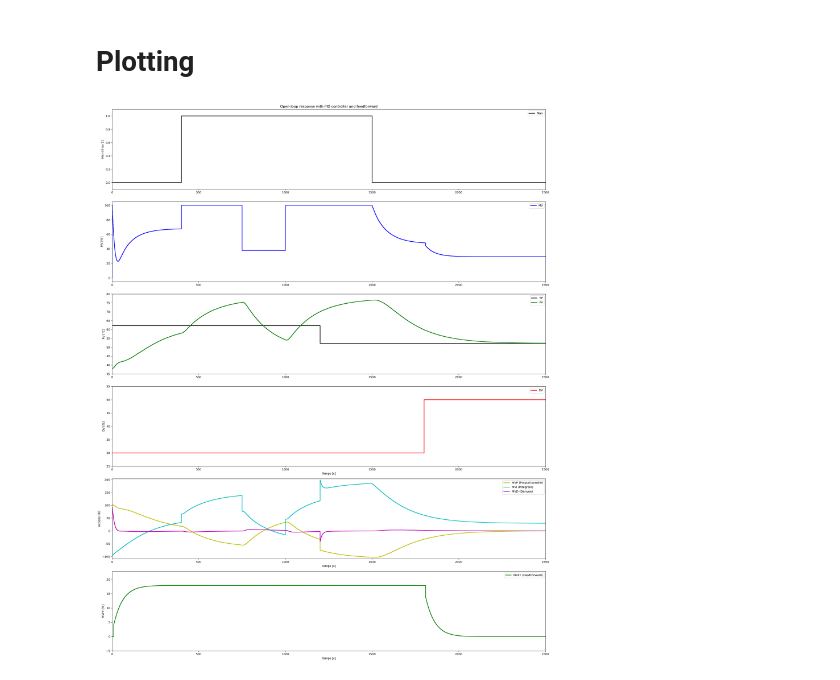
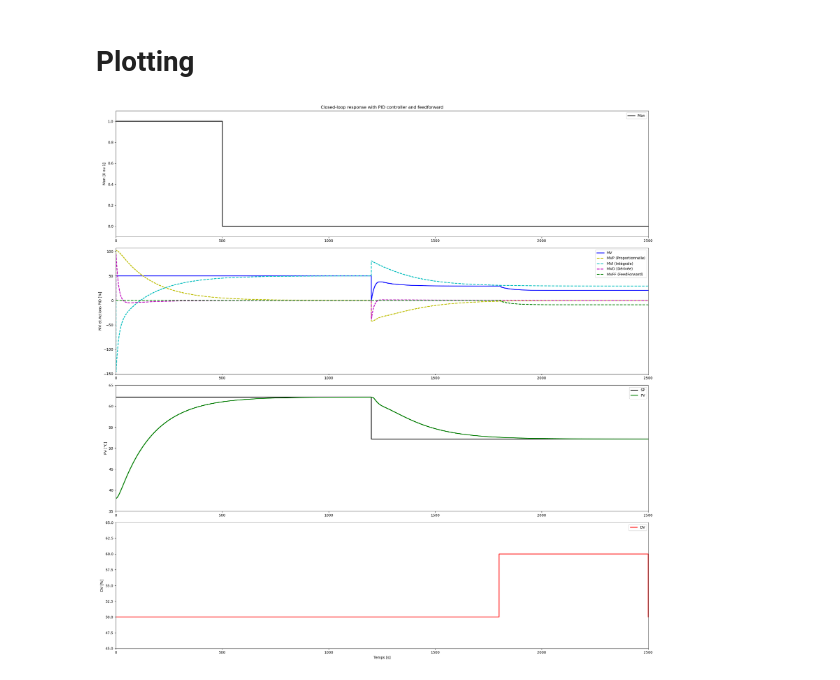
Before and after one commit to BNoteris/Labo_Control_Theory, a Jupyter notebook: Simulation_CLP_PID_FF.ipynb, the cells around one changed output. Saved outputs shown, nothing was run; the diff lists cells and outputs as text; code cells hidden in the pictures.

Commit message:
Add files via upload
màj graphes

```diff
--- a/Simulation_CLP_PID_FF.ipynb
+++ b/Simulation_CLP_PID_FF.ipynb
@@ -60,7 +60,7 @@ MVMax = 100
 # %% [markdown]
 # Input signals
 # %%
-settings = 'ManFF'
+settings = 'FF'
 
 
 if settings == 'Man':
@@ -166,52 +166,44 @@ for i in range(0,N):
 
 ManInt = [int(x) for x in Man]
 
-fig, axs = plt.subplots(6, 1, figsize=(22, 27))
+fig, axs = plt.subplots(4, 1, figsize=(22, 22))
 
+# Graphique pour Man
 axs[0].step(t, ManInt, 'k-', linewidth=2, label='Man', where='post')
 axs[0].set_ylabel('Man [0 ou 1]')
 axs[0].set_title(Title_loop + ' response with PID controller and ' + Title_FF)
 axs[0].legend(loc='best')
 axs[0].set_xlim(0, t[-1] + 1)
 axs[0].set_ylim(-0.1, 1.1)
 
+# Graphique pour MV, MVP, MVI, MVD, et MVFF sur le même axe
 axs[1].step(t, MV, 'b-', linewidth=2, label='MV', where='post')
-axs[1].set_ylabel('MV [%]')
+axs[1].step(t, MVP, 'y--', linewidth=2, label='MVP (Proportionnelle)', where='post')
+axs[1].step(t, MVI, 'c--', linewidth=2, label='MVI (Intégrale)', where='post')
+axs[1].step(t, MVD, 'm--', linewidth=2, label='MVD (Dérivée)', where='post')
+axs[1].step(t, MVFF, 'g--', linewidth=2, label='MVFF (FeedForward)', where='post')
+axs[1].set_ylabel('MV et Actions PID [%]')
 axs[1].legend(loc='best')
 axs[1].set_xlim(0, t[-1] + 1)
-axs[1].set_ylim(myRound(np.min(MV), 5) - 5, myRound(np.max(MV), 5) + 5)
+axs[1].set_ylim(min(min(MV), min(MVP), min(MVI), min(MVD), min(MVFF)) - 5, max(max(MV), max(MVP), max(MVI), max(MVD), max(MVFF)) + 5)
 
+# Graphique pour SP et PV
 axs[2].step(t, SP, 'k-', linewidth=2, label='SP', where='post')
 axs[2].step(t, PV, 'g-', linewidth=2, label='PV', where='post')
 axs[2].set_ylabel('PV [°C]')
 axs[2].legend(loc='best')
 axs[2].set_xlim(0, t[-1] + 1)
 axs[2].set_ylim(myRound(np.min((np.min(PV), np.min(SP))), 5) - 5, myRound(np.max((np.max(PV), np.max(SP))), 5) + 5)
 
+# Graphique pour DV
 axs[3].step(t, DV, 'r-', linewidth=2, label='DV', where='post')
 axs[3].set_xlabel('Temps [s]')
 axs[3].set_ylabel('DV [%]')
 axs[3].legend(loc='best')
 axs[3].set_xlim(0, t[-1] + 1)
 axs[3].set_ylim(myRound(np.min(DV), 5) - 5, myRound(np.max(DV), 5) + 5)
 
-axs[4].step(t, MVP, 'y-', linewidth=2, label='MVP (Proportionnelle)', where='post')
-axs[4].step(t, MVI, 'c-', linewidth=2, label='MVI (Intégrale)', where='post')
-axs[4].step(t, MVD, 'm-', linewidth=2, label='MVD (Dérivée)', where='post')
-axs[4].set_xlabel('Temps [s]')
-axs[4].set_ylabel('Actions PID')
-axs[4].legend(loc='best')
-axs[4].set_xlim(0, t[-1] + 1)
-axs[4].set_ylim(min(min(MVP), min(MVI), min(MVD)) - 5, max(max(MVP), max(MVI), max(MVD)) + 5)
-
-axs[5].step(t, MVFF, 'g-', linewidth=2, label='MVFF (FeedForward)', where='post')
-axs[5].set_xlabel('Temps [s]')
-axs[5].set_ylabel('MVFF [%]')
-axs[5].legend(loc='best')
-axs[5].set_xlim(0, t[-1] + 1)
-axs[5].set_ylim(min(MVFF) - 5, max(MVFF) + 5)
-
 plt.tight_layout()
 plt.show()
 # %% [output]
-[figure, old version]
+[figure, new version]
```
